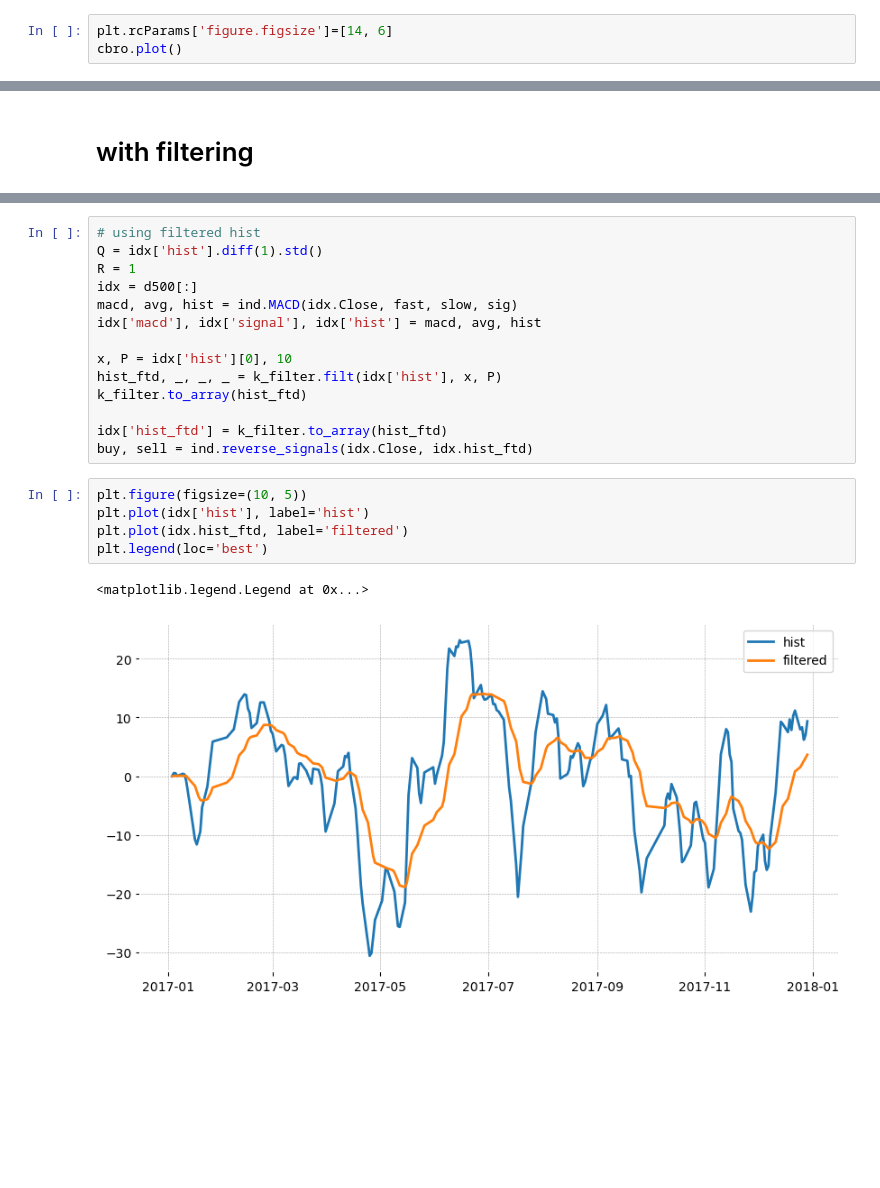
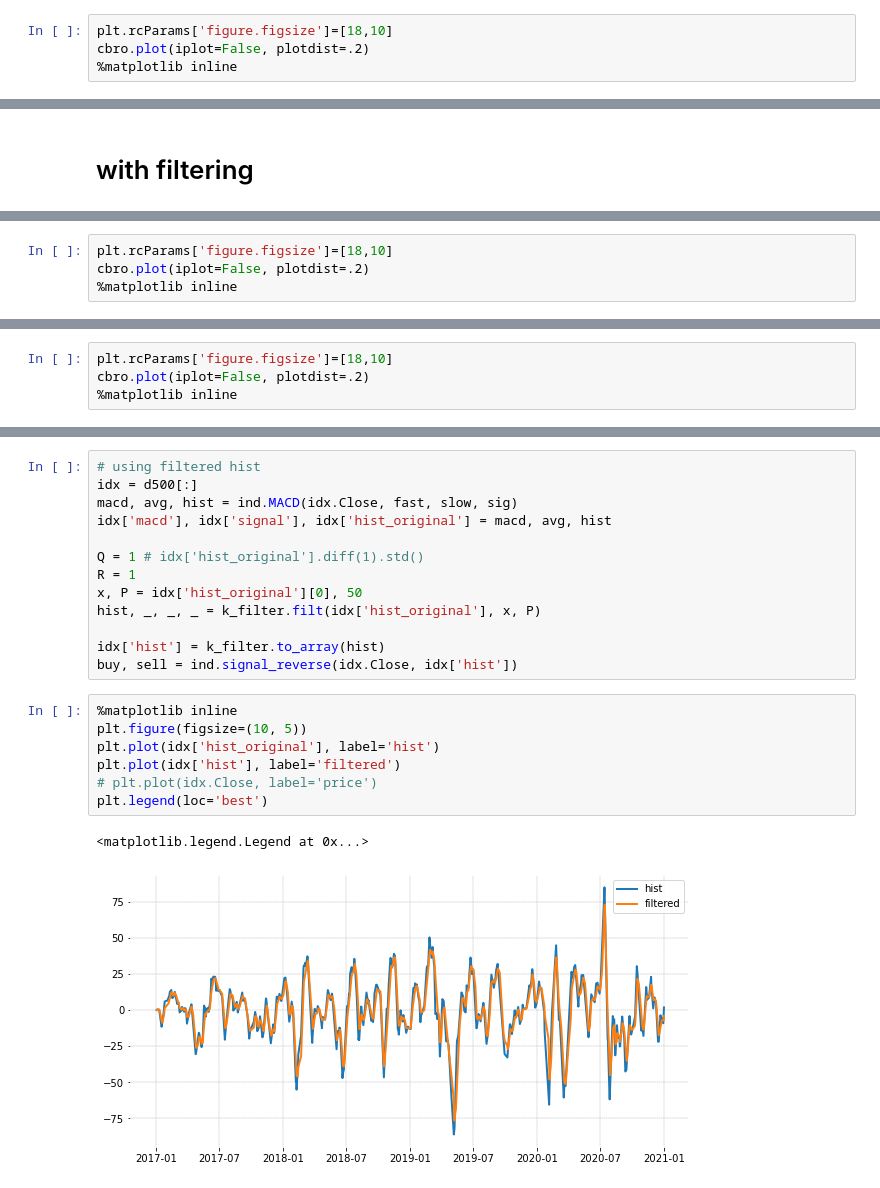
Before and after one commit to xiwenjin/CTA, a Jupyter notebook: Untitled.ipynb, the cells around one changed output, grey strips where cells are left out. Saved outputs shown, nothing was run; the diff lists cells and outputs as text; blank space fills up the shorter version.

```diff
--- a/Untitled.ipynb
+++ b/Untitled.ipynb
@@ -275,4 +284,5 @@ Ending balance: 1000000.0
 # %%
-plt.rcParams['figure.figsize']=[14, 6]
-cbro.plot()
+plt.rcParams['figure.figsize']=[18,10]
+cbro.plot(iplot=False, plotdist=.2)
+%matplotlib inline
 # %% [output]
@@ -319,0 +386,4 @@ fplt.plot(idx, type='line', style='charles',
+# %%
+plt.rcParams['figure.figsize']=[18,10]
+cbro.plot(iplot=False, plotdist=.2)
+%matplotlib inline
@@ -343,0 +473,4 @@ fplt.plot(idx, type='line', style='charles',
+# %%
+plt.rcParams['figure.figsize']=[18,10]
+cbro.plot(iplot=False, plotdist=.2)
+%matplotlib inline
@@ -344,23 +479,24 @@ fplt.plot(idx, type='line', style='charles',
 # %%
 # using filtered hist
-Q = idx['hist'].diff(1).std()
-R = 1
 idx = d500[:]
 macd, avg, hist = ind.MACD(idx.Close, fast, slow, sig)
-idx['macd'], idx['signal'], idx['hist'] = macd, avg, hist
+idx['macd'], idx['signal'], idx['hist_original'] = macd, avg, hist
 
-x, P = idx['hist'][0], 10
-hist_ftd, _, _, _ = k_filter.filt(idx['hist'], x, P)
-k_filter.to_array(hist_ftd)
+Q = 1 # idx['hist_original'].diff(1).std()
+R = 1
+x, P = idx['hist_original'][0], 50
+hist, _, _, _ = k_filter.filt(idx['hist_original'], x, P)
 
-idx['hist_ftd'] = k_filter.to_array(hist_ftd)
-buy, sell = ind.reverse_signals(idx.Close, idx.hist_ftd)
+idx['hist'] = k_filter.to_array(hist)
+buy, sell = ind.signal_reverse(idx.Close, idx['hist'])
 # %%
+%matplotlib inline
 plt.figure(figsize=(10, 5))
-plt.plot(idx['hist'], label='hist')
-plt.plot(idx.hist_ftd, label='filtered')
+plt.plot(idx['hist_original'], label='hist')
+plt.plot(idx['hist'], label='filtered')
+# plt.plot(idx.Close, label='price')
 plt.legend(loc='best')
 # %% [output]
 <matplotlib.legend.Legend at 0x...>
-[figure, old version]
+[figure, new version]
 # %%
```
Also changed, not shown: parts of 17 cells of this notebook.
